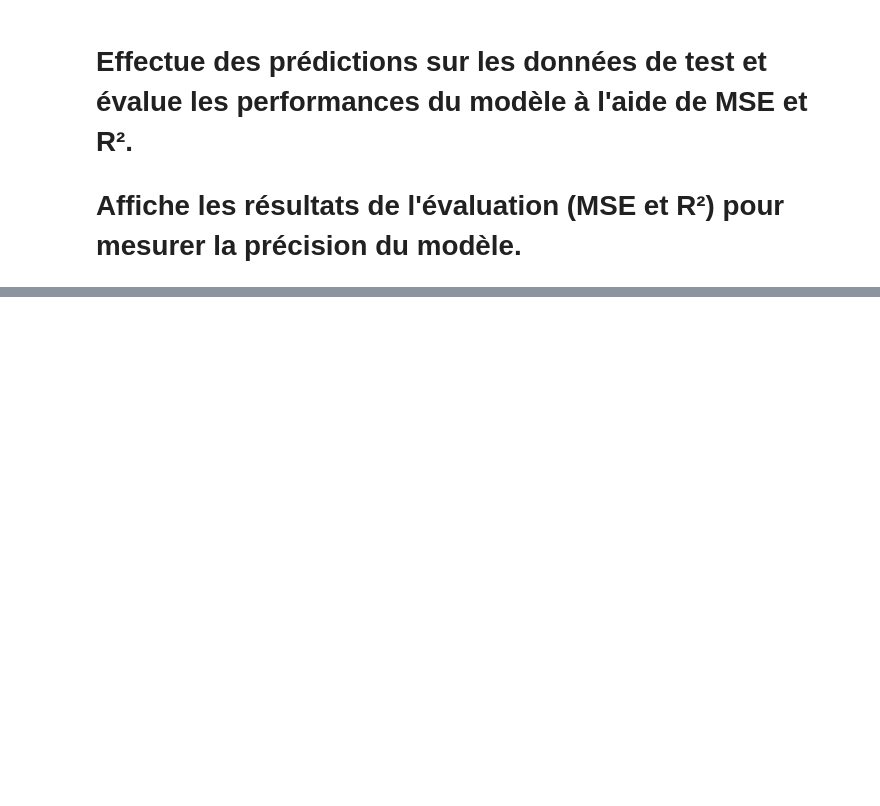
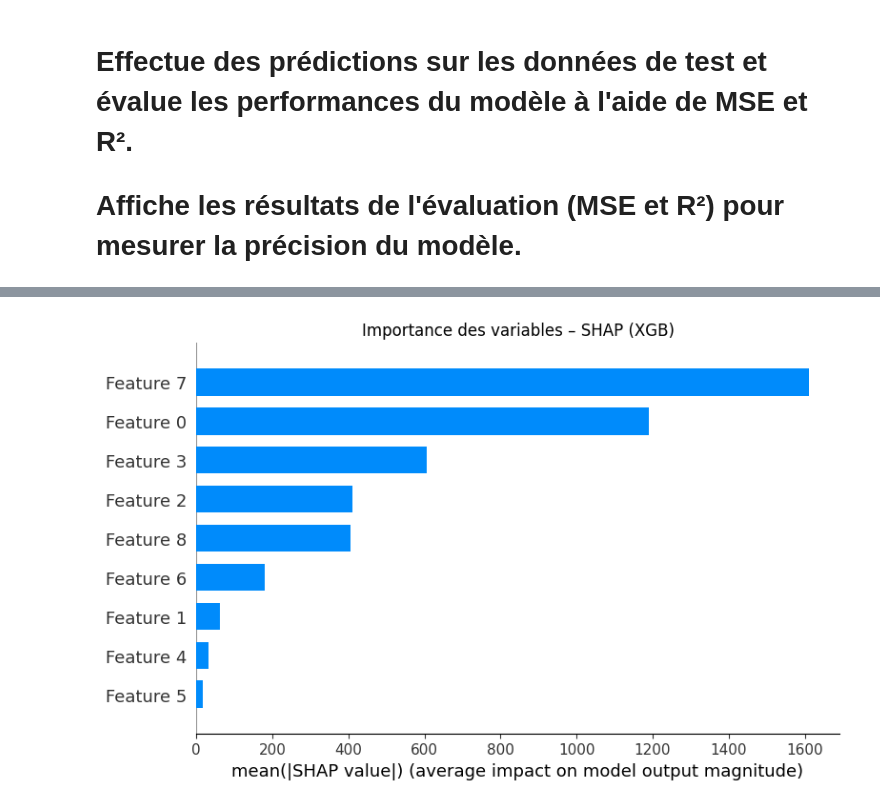
Before and after one commit to abdelhadi-12/Machine-Learning-, a Jupyter notebook: Diamond_Price_Prediction_Réseau_de_Neurones.ipynb, the cells around one changed output, grey strips where cells are left out. Saved outputs shown, nothing was run; the diff lists cells and outputs as text; code cells hidden in the pictures; blank space fills up the shorter version.

```diff
--- a/Diamond_Price_Prediction_Réseau_de_Neurones.ipynb
+++ b/Diamond_Price_Prediction_Réseau_de_Neurones.ipynb
@@ -121,0 +213,12 @@ plt.show()
+# %%
+import shap
+shap.initjs()
+explainer = shap.TreeExplainer(xgb)
+shap_values = explainer.shap_values(X_test, check_additivity=False)
+
+# Résumé barre (importance globale)
+shap.summary_plot(shap_values, X_test, plot_type="bar", show=False)
+plt.title("Importance des variables – SHAP (XGB)");
+ plt.tight_layout();
+ plt.show()
+# %% [output]
@@ -121,0 +226 @@ plt.show()
+[figure, added]
```
Also changed, not shown: parts of 10 cells of this notebook.
